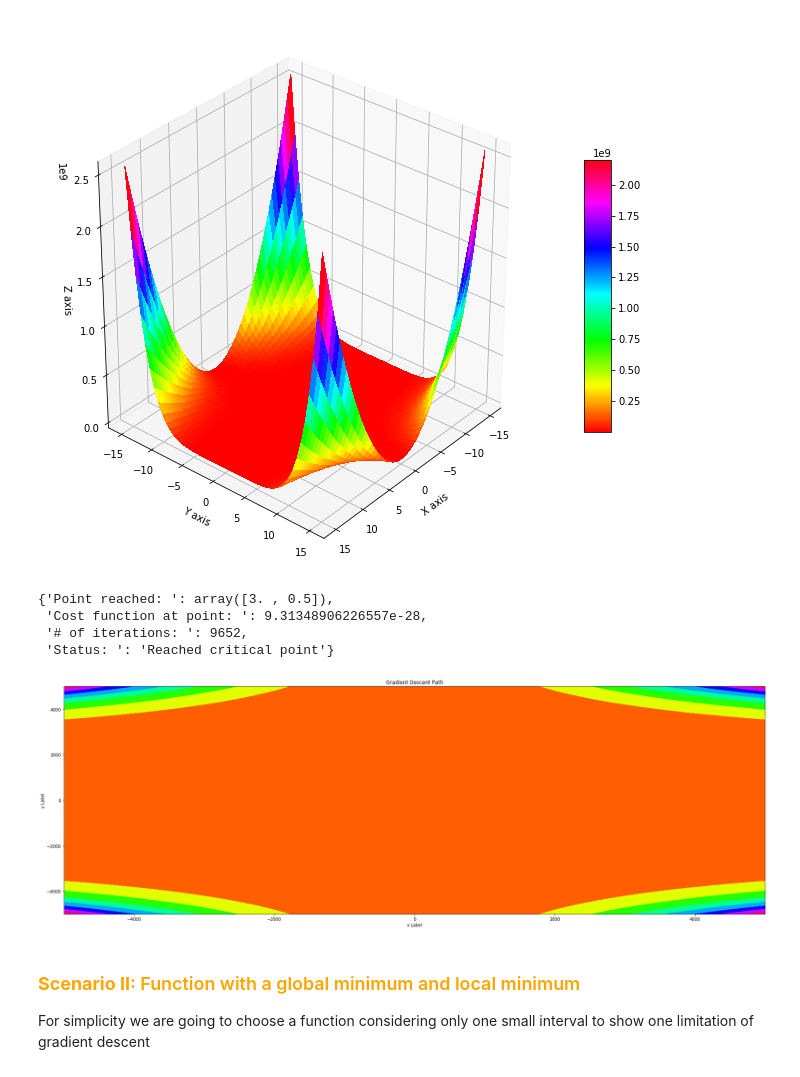
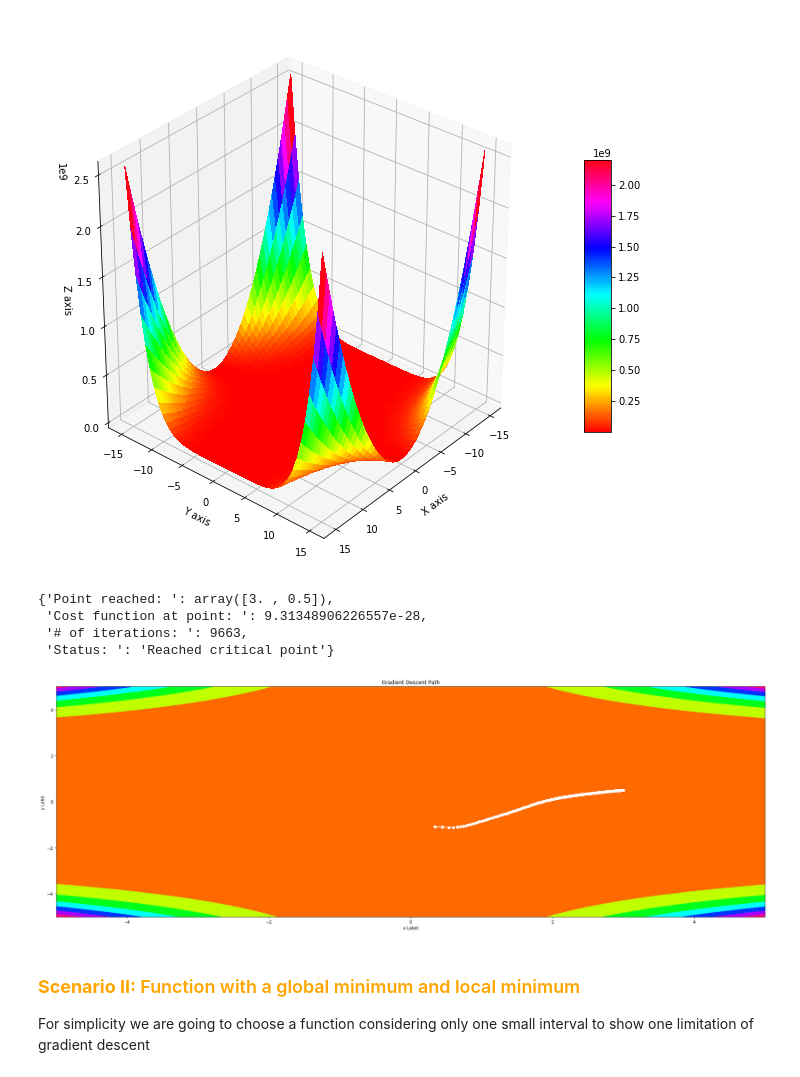
Before and after one commit to fonseca-erika/Optimization, a Jupyter notebook: Gradient Descent Fixed and Optimal Step.ipynb, the cells around one changed output. Drawn from its saved outputs; the diff is of its cells as text; code cells hidden in the pictures.

```diff
--- a/Gradient Descent Fixed and Optimal Step.ipynb
+++ b/Gradient Descent Fixed and Optimal Step.ipynb
@@ -42,12 +45,15 @@ def gradient_descent(func_, deriv_, features, start_point=None, ephocs=10000, st
     if start_point is None:
         uk = np.random.randn(features)
     else:
-        uk = start_point
+        uk = np.array(start_point)
+
+    path = []
 
     status = "Didn't reache critical point, try changing the parameters!"
 
     for i in range(ephocs):
 
+        path.append(np.copy(uk))
         dx = deriv_(uk)
         uk_next = np.copy(uk) - step*dx
 
@@ -63,7 +69,7 @@ def gradient_descent(func_, deriv_, features, start_point=None, ephocs=10000, st
                   "# of iterations: ": i,
                  "Status: ": status}
 
-    return parameters
+    return parameters, path
 # %%
 # set up a figure twice as wide as it is tall
 fig = plt.figure(figsize=plt.figaspect(0.5))
@@ -90,45 +96,40 @@ fig.set_size_inches(25, 10)
 # %% [output]
 [figure]
 # %%
-gradient_descent(beale,derivative_beale,features=2)
+params, path = gradient_descent(beale,derivative_beale,features=2)
+params
 # %% [output]
 {'Point reached: ': array([3. , 0.5]),
  'Cost function at point: ': 9.31348906226557e-28,
- '# of iterations: ': 9652,
+ '# of iterations: ': 9663,
  'Status: ': 'Reached critical point'}
 # %%
 # set up a figure twice as wide as it is tall
 fig = plt.figure(figsize=plt.figaspect(0.5))
 
 # set up the axes for the plot
 ax = fig.add_subplot(111)
 
 # plot a 3D surface like in the example mplot3d/surface3d_demo
-x = np.linspace(-5000, 5000, endpoint=True, num=1000)
-y = np.linspace(-5000, 5000, endpoint=True, num=1000)
+x = np.linspace(-5, 5, endpoint=True, num=1000)
+y = np.linspace(-5, 5, endpoint=True, num=1000)
 x, y = np.meshgrid(x, y)
 z = beale([x,y])
 
 cset = ax.contourf(x, y, z, cmap=cm.hsv)
 
-#ax = fig.add_subplot(111)
-
-#ax.scatter(path[0][0],path[0][1], marker = 'D', color = 'white')
-
-#ax.scatter(path[len(path)-1][0],path[len(path)-1][1], marker = 'D', color = 'white')
+path = np.matrix(path)
+plt.plot(path[:,0], path[:,1], '-o', color = 'white')
 
 plt.title("Gradient Descent Path")
 ax.set_xlabel('x Label')
 ax.set_ylabel('y Label')
 
 fig.set_size_inches(30, 10)
 
-#plt.text(start_point[0], start_point[1],' u0 - Start Point', fontsize=20, color ='white', fontstyle='oblique')
-#plt.text(path[len(path)-1][0],path[len(path)-1][1],' uk - Solution', fontsize=20, color ='white', fontstyle='oblique')
-
 plt.show()
 # %% [output]
-[figure, old version]
+[figure, new version]
 # %% [markdown]
 <font color = 'orange'><h3><b>Scenario II: </b>Function with a global minimum and local minimum</h3></font>
 
```
Also changed, not shown: parts of 8 cells of this notebook.
